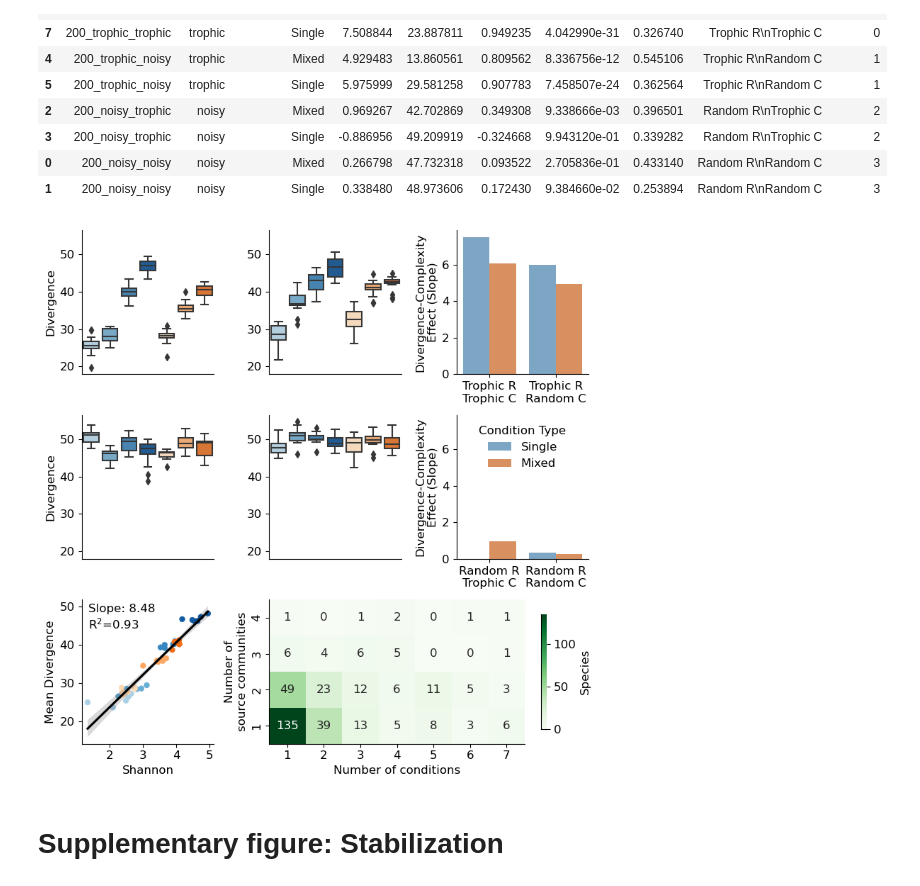
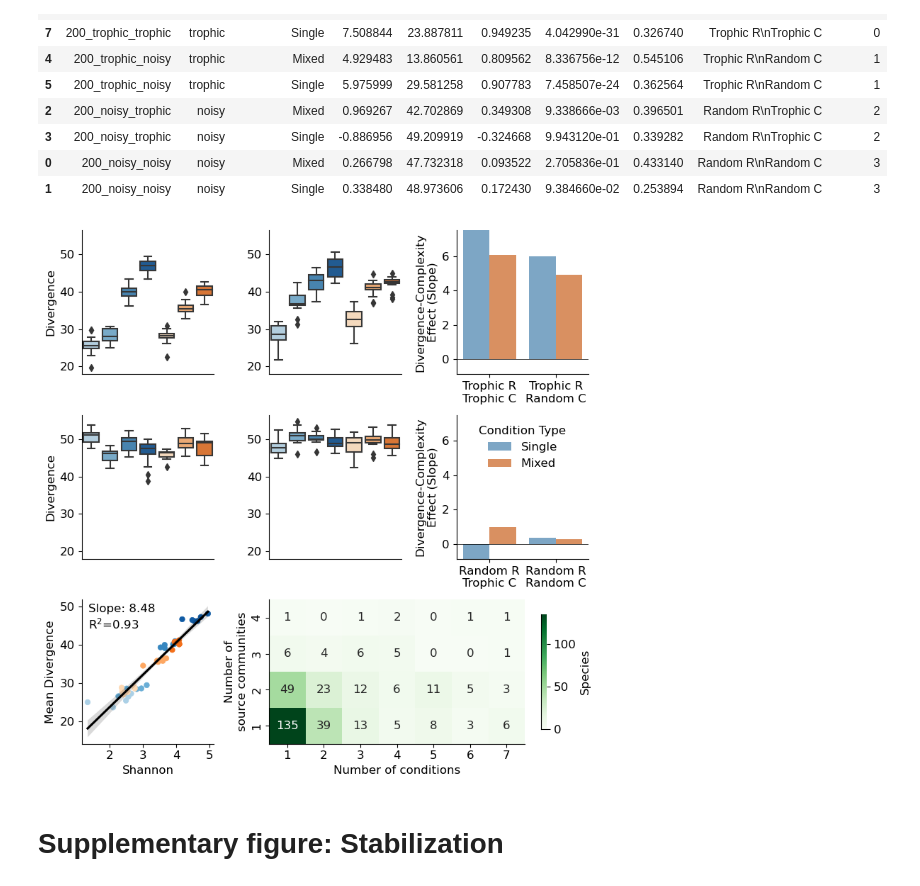
Before and after one commit to segrelab/MetabolicComplexityDivergence, a Jupyter notebook: env_complexity_publication_figures.ipynb, the cells around one changed output. Drawn from its saved outputs; the diff is of its cells as text; code cells hidden in the pictures.

```diff
--- a/env_complexity_publication_figures.ipynb
+++ b/env_complexity_publication_figures.ipynb
@@ -868,7 +868,9 @@ with plt.rc_context({'font.size': 12}):
         ax = axs[ax_name]
         crm_slope_data = linregress_crm[linregress_crm.D_type.eq(d)]
         sns.barplot(x='x_axis', y='slope', hue='condition_type', data=crm_slope_data, hue_order=['Single', 'Mixed'], palette=single_mixed_pal, ax=ax)
-        ax.sharey(axs['t_bars'])
+        # ax.sharey(axs['t_bars'])
+        ax.set_ylim(*linregress_crm.slope.agg(['min', 'max']))
+        ax.axhline(0, color='k', lw=.5)
         ax.set_ylabel('Divergence-Complexity\nEffect (Slope)')
         ax.set_xlabel('')
 
@@ -879,34 +881,34 @@ with plt.rc_context({'font.size': 12}):
     "CRM Divergence and Diversity"
     crm_shannon = n_final_time[n_final_time.scheme.eq('200_trophic_trophic')].groupby(['Sample', 'community', 'condition']).abundance.apply(shannon).reset_index(name='shannon')
     paired_dists_crm_md = pair_md(all_dists.reset_index(), crm_md.reset_index(), wideform=False)
     crm_mean_divergence = paired_dists_crm_md[paired_dists_crm_md.scheme.eq('200_trophic_trophic') & ~paired_dists_crm_md.same_Sample].groupby(['condition', 'sample1_community']).dist.mean().reset_index().rename(columns={'sample1_community': 'community'})
     crm_shannon_divergence = crm_mean_divergence.merge(crm_shannon)
     linregress_crm_shannon_divergence = linregress(crm_shannon_divergence[['shannon', 'dist']])
 
     ax = axs['div']
     kwargs = dict(x='shannon', y='dist', data=crm_shannon_divergence, ax=ax)
     sns.scatterplot(**kwargs, hue='condition', palette=crm_condition_pal, legend=False, edgecolor=None, s=30)
     sns.regplot(**kwargs, scatter=False, color='k')
     ax.set_ylabel('Mean Divergence')
     ax.set_xlabel('Shannon')
     annot = f"""Slope: {linregress_crm_shannon_divergence.slope:.2f}
 R$^2$={linregress_crm_shannon_divergence.rvalue**2:.2f}"""
     ax.annotate(annot, (.05, .8), xycoords='axes fraction')
 
     "Presence"
     n_final_time['presence'] = n_final_time.abundance.gt(0)
     pres_condition_comm_crm = n_final_time[n_final_time.scheme.eq('200_trophic_trophic') & n_final_time.presence].groupby('species')[['community', 'condition']].nunique().value_counts().unstack().fillna(0)
     pres_condition_comm_crm = pres_condition_comm_crm.reindex(pres_condition_comm_crm.index[::-1])
 
     ax = axs['pres']
     sns.heatmap(pres_condition_comm_crm, cmap='Greens', annot=True, ax=ax, cbar_kws={'shrink': .8, 'format': '{x:.0f}', 'label': 'Species'}, fmt='.0f')
     ax.set_xlabel('Number of conditions')
     ax.set_ylabel('Number of\nsource communities')
 sns.despine()
 plt.savefig('publication_figures/crm_combined_results', dpi=300, transparent=True, bbox_inches=False)
 plt.show()
 # %% [output]
-[figure, old version]
+[figure, new version]
 # %% [markdown]
 # Supplementary figure: Stabilization
 # %%
```
